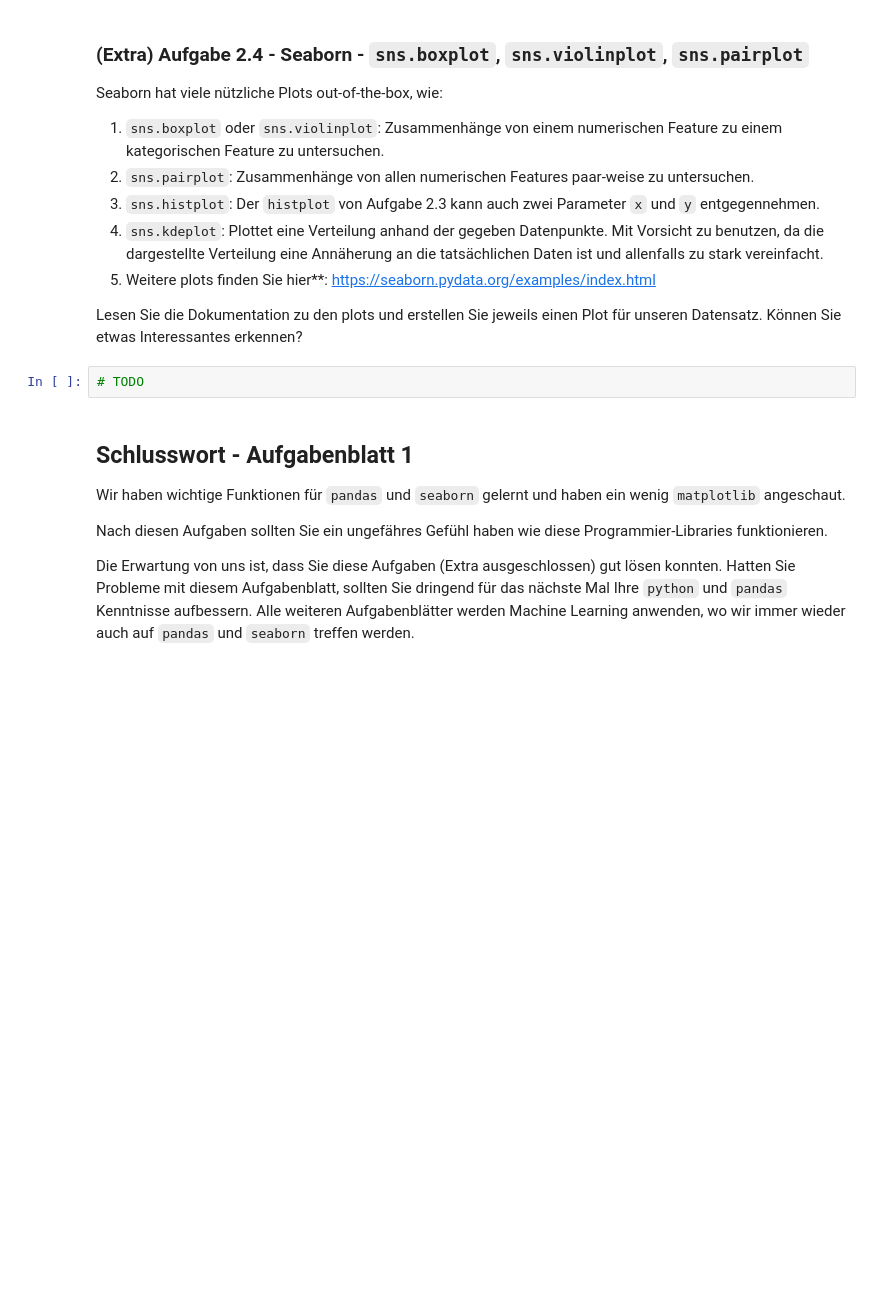
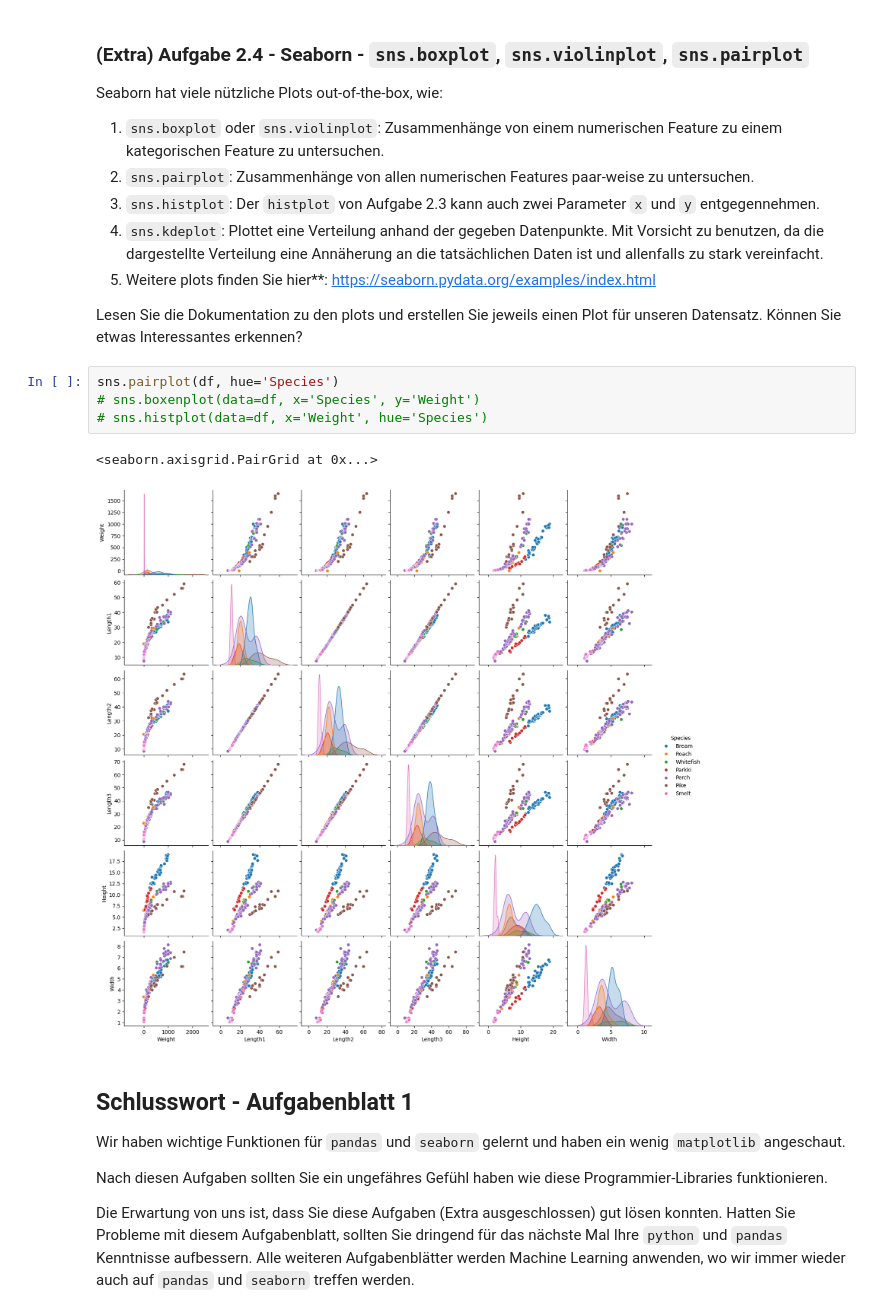
Before and after one commit to gasserandreas/Jupyter-lab-fhnw, a Jupyter notebook: 09_Machine Learning/day1/exercises/introduction/introduction.ipynb, the cells around one changed output. Cells and saved outputs as stored; diff of their text form; blank space fills up the shorter version.

```diff
--- a/09_Machine Learning/day1/exercises/introduction/introduction.ipynb
+++ b/09_Machine Learning/day1/exercises/introduction/introduction.ipynb
@@ -181,8 +279,13 @@ Seaborn hat viele nützliche Plots out-of-the-box, wie:
 5. Weitere plots finden Sie hier**: https://seaborn.pydata.org/examples/index.html
 
 Lesen Sie die Dokumentation zu den plots und erstellen Sie jeweils einen Plot für unseren Datensatz. Können Sie etwas Interessantes erkennen?
-# %%
-# TODO
+# %%
+sns.pairplot(df, hue='Species')
+# sns.boxenplot(data=df, x='Species', y='Weight')
+# sns.histplot(data=df, x='Weight', hue='Species')
+# %% [output]
+<seaborn.axisgrid.PairGrid at 0x...>
+[figure, added]
 # %% [markdown]
 ## Schlusswort - Aufgabenblatt 1
 
```
Also changed, not shown: parts of 19 cells of this notebook, 3 other files.
